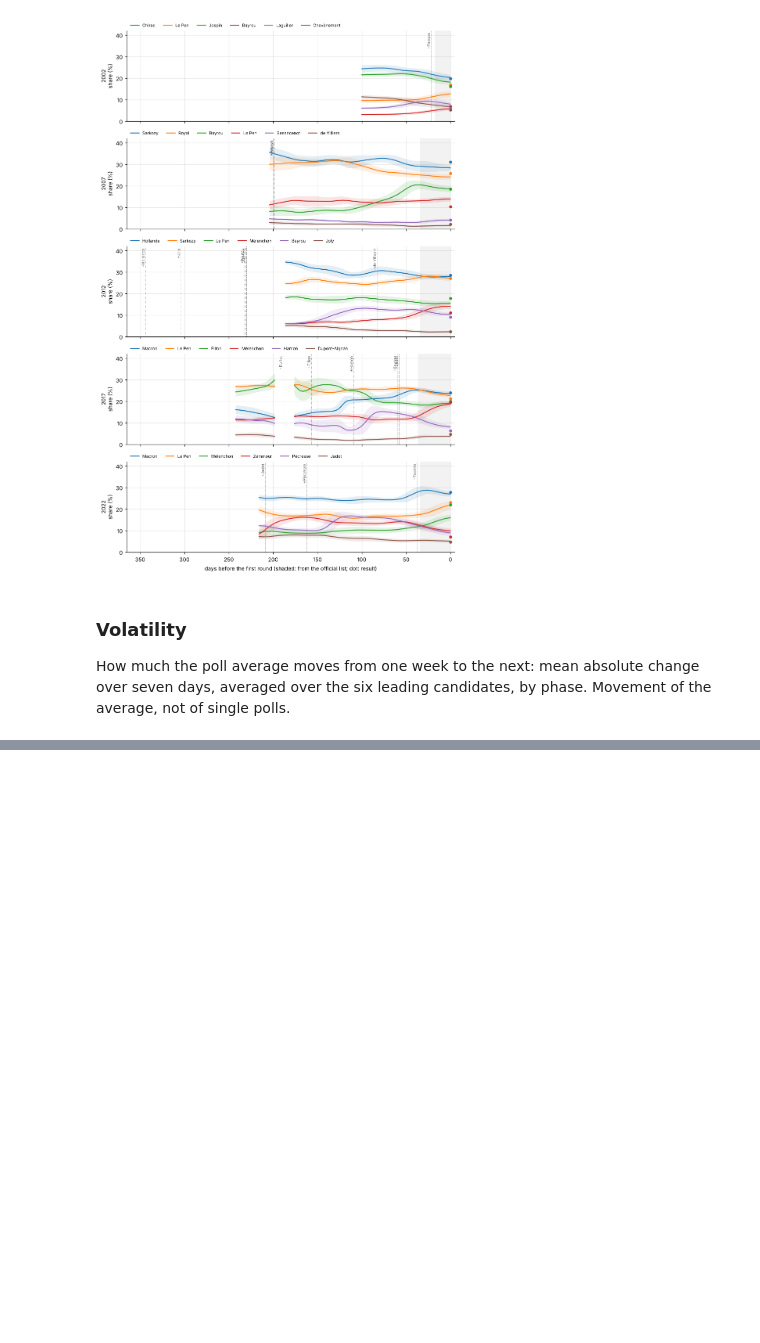
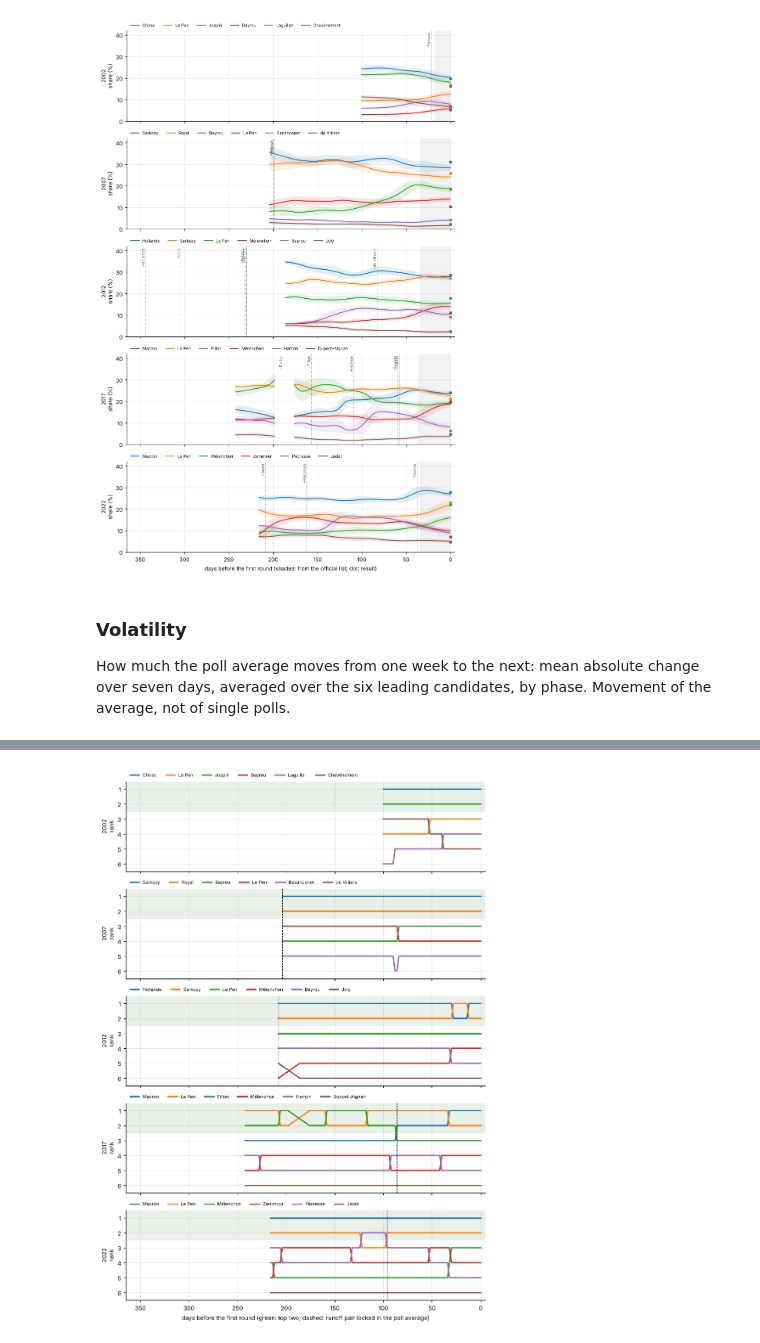
Before and after one commit to clarasalas/strategic-voting-polls-2RS, a Jupyter notebook: notebooks/05_polls_descriptive.ipynb, the cells around one changed output, grey strips where cells are left out. Saved outputs shown, nothing was run; the diff lists cells and outputs as text; code cells hidden in the pictures; blank space fills up the shorter version.

```diff
--- a/notebooks/05_polls_descriptive.ipynb
+++ b/notebooks/05_polls_descriptive.ipynb
@@ -271,0 +280,26 @@ volatility
+# %%
+runoff = results.sort_values("share", ascending=False).groupby("election").head(2)
+pair = runoff.groupby("election")["candidate"].apply(frozenset)
+ranked = []
+for (e, pid), g in slot_polls.groupby(["election", "poll_id"]):
+    s = pd.Series(g["value"].to_numpy(), index=g["slot"].to_numpy())
+    role = metrics.roles(s)
+    top2 = frozenset(role[role.isin(["leader", "2nd"])].index)
+    order = s.sort_values(ascending=False).index
+    outcome = ("right pair" if top2 == pair[e] else "right pair, tied" if pair[e] <= top2 else "wrong pair")
+    ranked.append(dict(election=e, poll_id=pid, days_before=g["days_before"].iloc[0],
+                       first=order[0], second=order[1], third=order[2], fourth=order[3] if len(order) > 3 else None,
+                       right_leader=role.get(runoff[runoff["election"] == e]["candidate"].iloc[0]) == "leader",
+                       top2=outcome))
+ranked = timeline.add_time(pd.DataFrame(ranked).assign(
+    date=lambda d: d["election"].map(calendar["first_round"]) - pd.to_timedelta(d["days_before"], "D")), calendar)
+ranked.drop(columns=["date"]).to_csv(TABLES / "ranks_by_poll.csv", index=False)
+
+right = (ranked.assign(right=ranked["top2"] == "right pair")
+         .groupby(["election", "phase"], observed=True)["right"].mean().unstack().round(2))
+right["all ballot polls"] = ranked.groupby("election")["top2"].apply(lambda x: (x == "right pair").mean()).round(2)
+right["leader right, last two weeks"] = (ranked[ranked["phase"] == timeline.PHASES[2]]
+                                          .groupby("election")["right_leader"].mean().round(2))
+right.to_csv(TABLES / "ranks_right_pair_by_phase.csv")
+print("Share of polls whose top two is the real runoff pair:")
+right
@@ -271,0 +372,21 @@ volatility
+# %%
+fig, axes = plt.subplots(len(ELECTIONS), 1, figsize=(8.5, 12), sharex=True)
+for ax, e in zip(axes, ELECTIONS):
+    a = avg[avg["election"] == e]
+    shown = top6[top6["election"] == e]["candidate"].tolist()
+    for i, c in enumerate(shown):
+        t = a[a["slot"] == c].sort_values("days_before")
+        ax.plot(t["days_before"], t["rank"], color=COLORS[i], lw=2, label=surname(c))
+    ax.axhspan(0.5, 2.5, color="#e8f0e8", zorder=0)
+    lk = lockin.loc[e, "locked_from_days_before"]
+    if pd.notna(lk):
+        ax.axvline(lk, color="black", lw=0.8, ls="--")
+    ax.set_ylim(6.5, 0.5); ax.set_yticks(range(1, 7))
+    ax.set_ylabel(f"{e}\nrank")
+    ax.legend(loc="upper left", fontsize=7, ncol=6, frameon=False, bbox_to_anchor=(0, 1.15))
+axes[-1].set_xlim(365, -5)
+axes[-1].set_xlabel("days before the first round (green: top two; dashed: runoff pair locked in the poll average)")
+fig.tight_layout()
+fig.savefig(FIGURES / "ranks.png")
+# %% [output]
+[figure, added]
```
Also changed, not shown: parts of 5 cells of this notebook, 3 other files.
